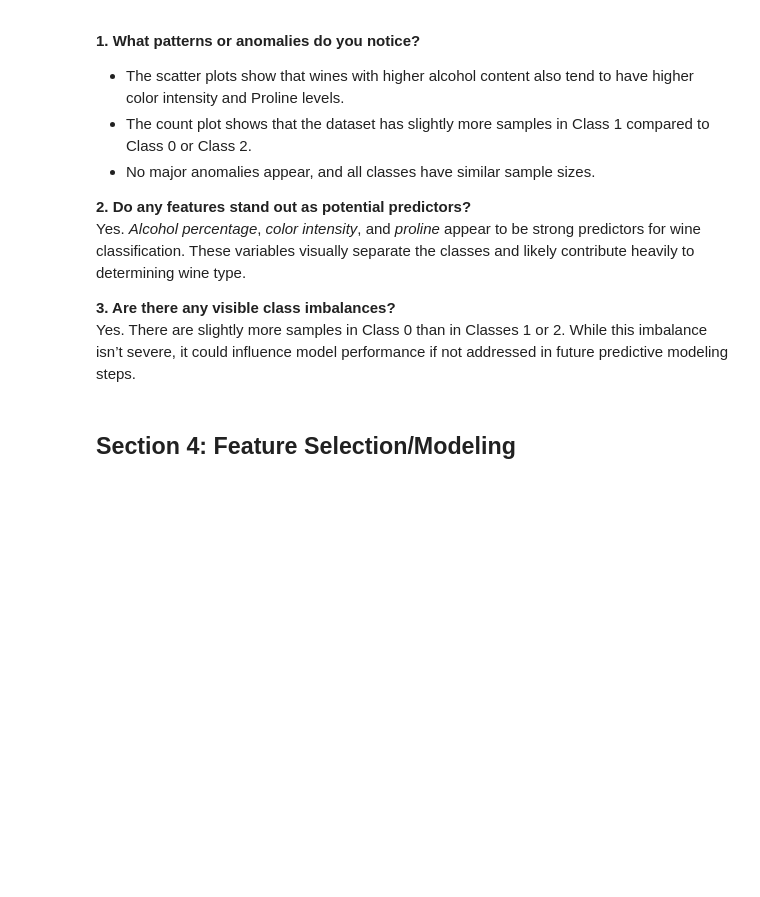
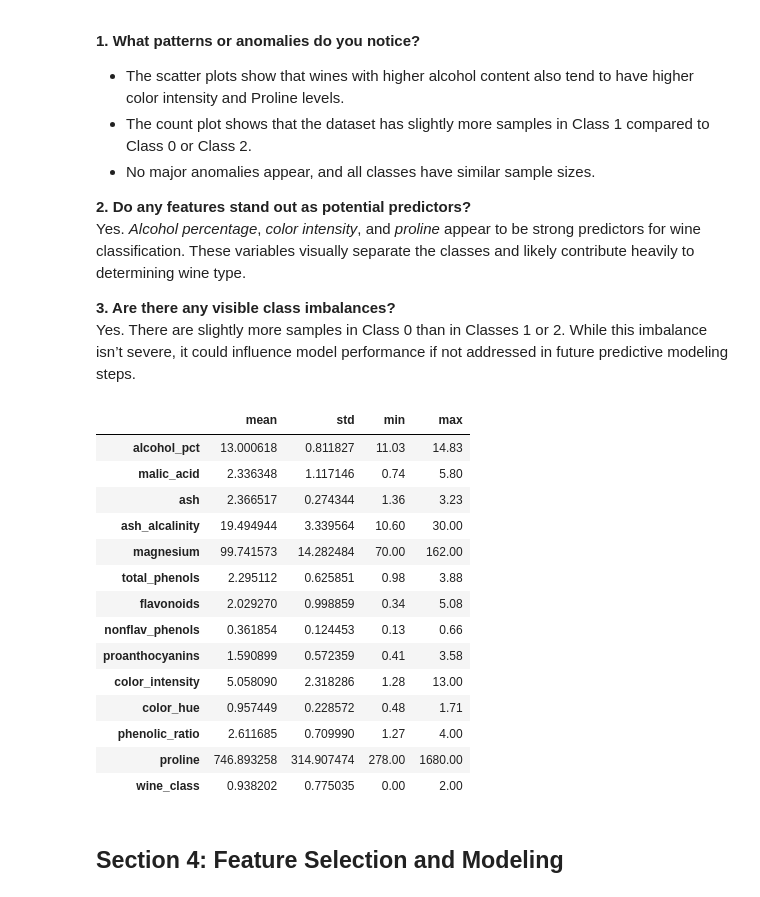
Before and after one commit to ssowers2/applied-ml-sowers, a Jupyter notebook: notebooks/bonusproject01/mlbonus01_sowers.ipynb, the cells around one changed output. Saved outputs shown, nothing was run; the diff lists cells and outputs as text; code cells hidden in the pictures; blank space fills up the shorter version.

```diff
--- a/notebooks/bonusproject01/mlbonus01_sowers.ipynb
+++ b/notebooks/bonusproject01/mlbonus01_sowers.ipynb
@@ -342,6 +355,25 @@ Yes. *Alcohol percentage*, *color intensity*, and *proline* appear to be strong
 
 **3. Are there any visible class imbalances?**
 Yes. There are slightly more samples in Class 0 than in Classes 1 or 2. While this imbalance isn’t severe, it could influence model performance if not addressed in future predictive modeling steps.
+# %%
+# Quick reference to mean, std, min, max
+wine.describe().T[["mean", "std", "min", "max"]]
+# %% [output]
+|  | mean | std | min | max |
+| alcohol_pct | 13.000618 | 0.811827 | 11.03 | 14.83 |
+| malic_acid | 2.336348 | 1.117146 | 0.74 | 5.80 |
+| ash | 2.366517 | 0.274344 | 1.36 | 3.23 |
+| ash_alcalinity | 19.494944 | 3.339564 | 10.60 | 30.00 |
+| magnesium | 99.741573 | 14.282484 | 70.00 | 162.00 |
+| total_phenols | 2.295112 | 0.625851 | 0.98 | 3.88 |
+| flavonoids | 2.029270 | 0.998859 | 0.34 | 5.08 |
+| nonflav_phenols | 0.361854 | 0.124453 | 0.13 | 0.66 |
+| proanthocyanins | 1.590899 | 0.572359 | 0.41 | 3.58 |
+| color_intensity | 5.058090 | 2.318286 | 1.28 | 13.00 |
+| color_hue | 0.957449 | 0.228572 | 0.48 | 1.71 |
+| phenolic_ratio | 2.611685 | 0.709990 | 1.27 | 4.00 |
+| proline | 746.893258 | 314.907474 | 278.00 | 1680.00 |
+| wine_class | 0.938202 | 0.775035 | 0.00 | 2.00 |
 # %% [markdown]
-## Section 4: Feature Selection/Modeling
+## Section 4: Feature Selection and Modeling
 # %% [markdown]
```
Also changed, not shown: parts of 14 cells of this notebook, 3 other files.
